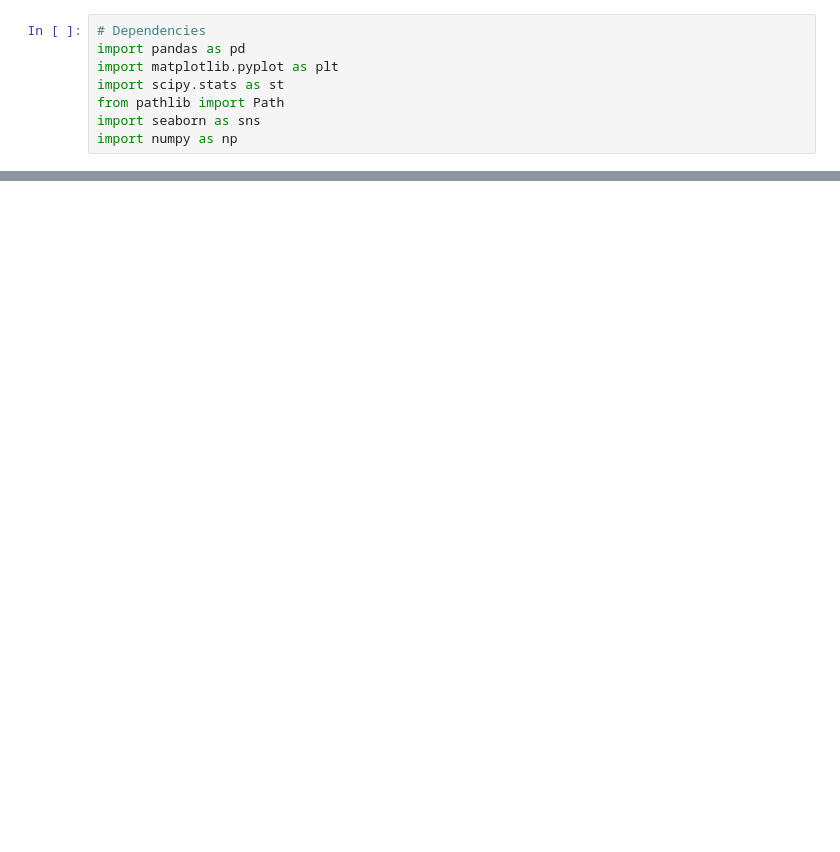
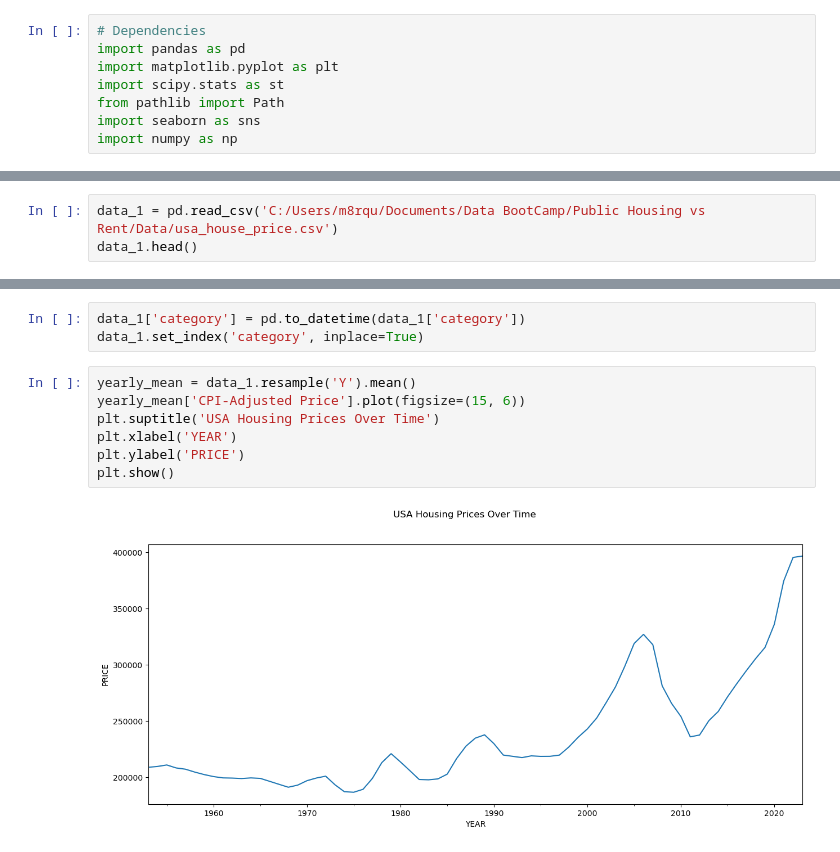
Before and after one commit to msills30/public-housing, a Jupyter notebook: Public_Housing.ipynb, the cells around one changed output, grey strips where cells are left out. Drawn from its saved outputs; the diff is of its cells as text; blank space fills up the shorter version.

```diff
--- a/Public_Housing.ipynb
+++ b/Public_Housing.ipynb
@@ -18,0 +72,3 @@ data.head()
+# %%
+data_1 = pd.read_csv('C:/Users/m8rqu/Documents/Data BootCamp/Public Housing vs Rent/Data/usa_house_price.csv')
+data_1.head()
@@ -18,0 +82,12 @@ data.head()
+# %%
+data_1['category'] = pd.to_datetime(data_1['category'])
+data_1.set_index('category', inplace=True)
+# %%
+yearly_mean = data_1.resample('Y').mean()
+yearly_mean['CPI-Adjusted Price'].plot(figsize=(15, 6))
+plt.suptitle('USA Housing Prices Over Time')
+plt.xlabel('YEAR')
+plt.ylabel('PRICE')
+plt.show()
+# %% [output]
+[figure, added]
```
Also changed, not shown: parts of 7 cells of this notebook, 2 other files.
